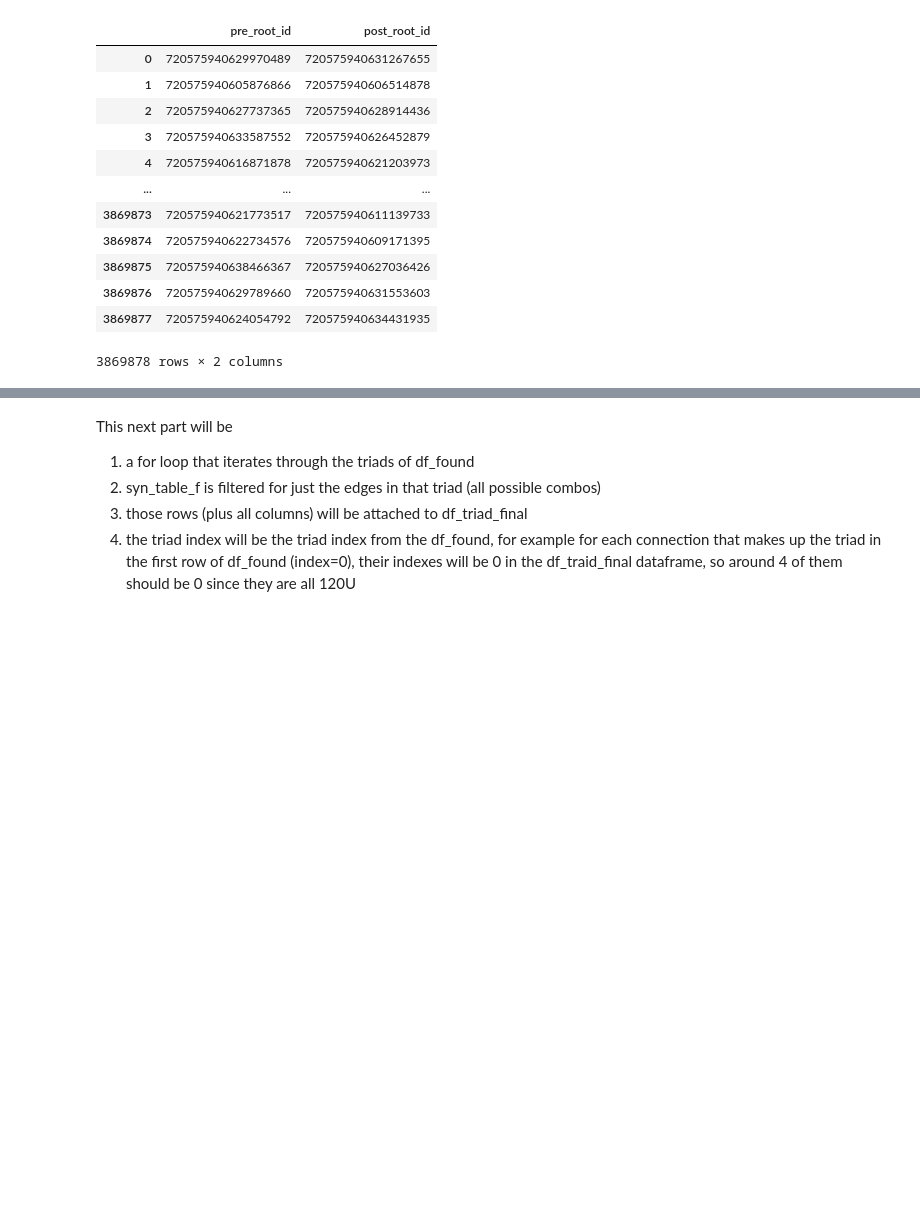
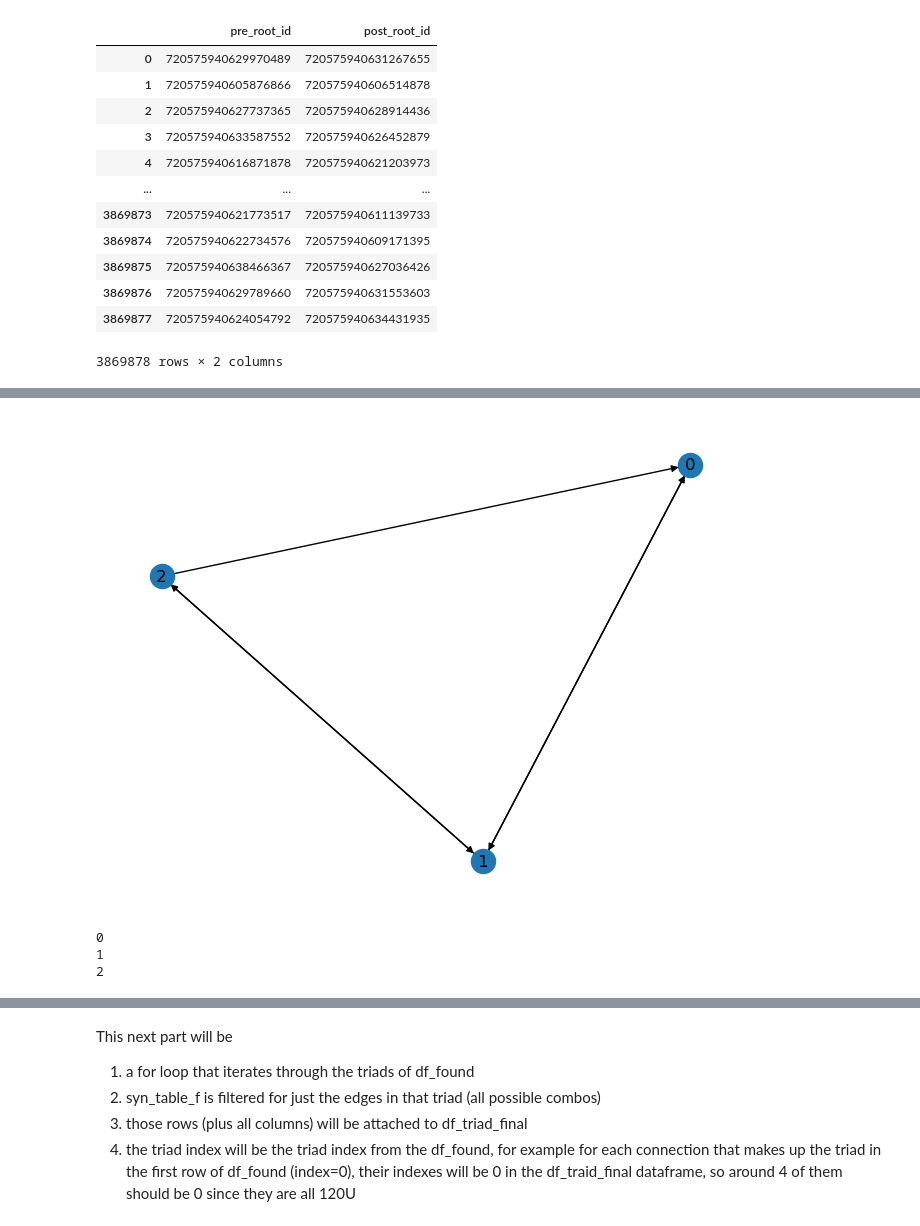
Before and after one commit to Gutierrez-lab/flybrain-clustering-rhessa, a Jupyter notebook: inhibitory_analysis/wholeNet_motifs.ipynb, the cells around one changed output, grey strips where cells are left out. Drawn from its saved outputs; the diff is of its cells as text; code cells hidden in the pictures; blank space fills up the shorter version.

```diff
--- a/inhibitory_analysis/wholeNet_motifs.ipynb
+++ b/inhibitory_analysis/wholeNet_motifs.ipynb
@@ -91,0 +76,15 @@ df_test
+# %%
+G = nx.DiGraph()
+G.add_edges_from([(0, 1), (1, 0), (2, 0), (2, 1), (1, 2)])
+nx.draw(G, with_labels=True)
+# %% [output]
+[figure, added]
+# %%
+# How does successors work?
+# This seems to access the nodes that the parameterized node points to
+for i, a in enumerate(G.nodes()):
+    print(a)
+# %% [output]
+0
+1
+2
```
Also changed, not shown: parts of 64 cells of this notebook.
